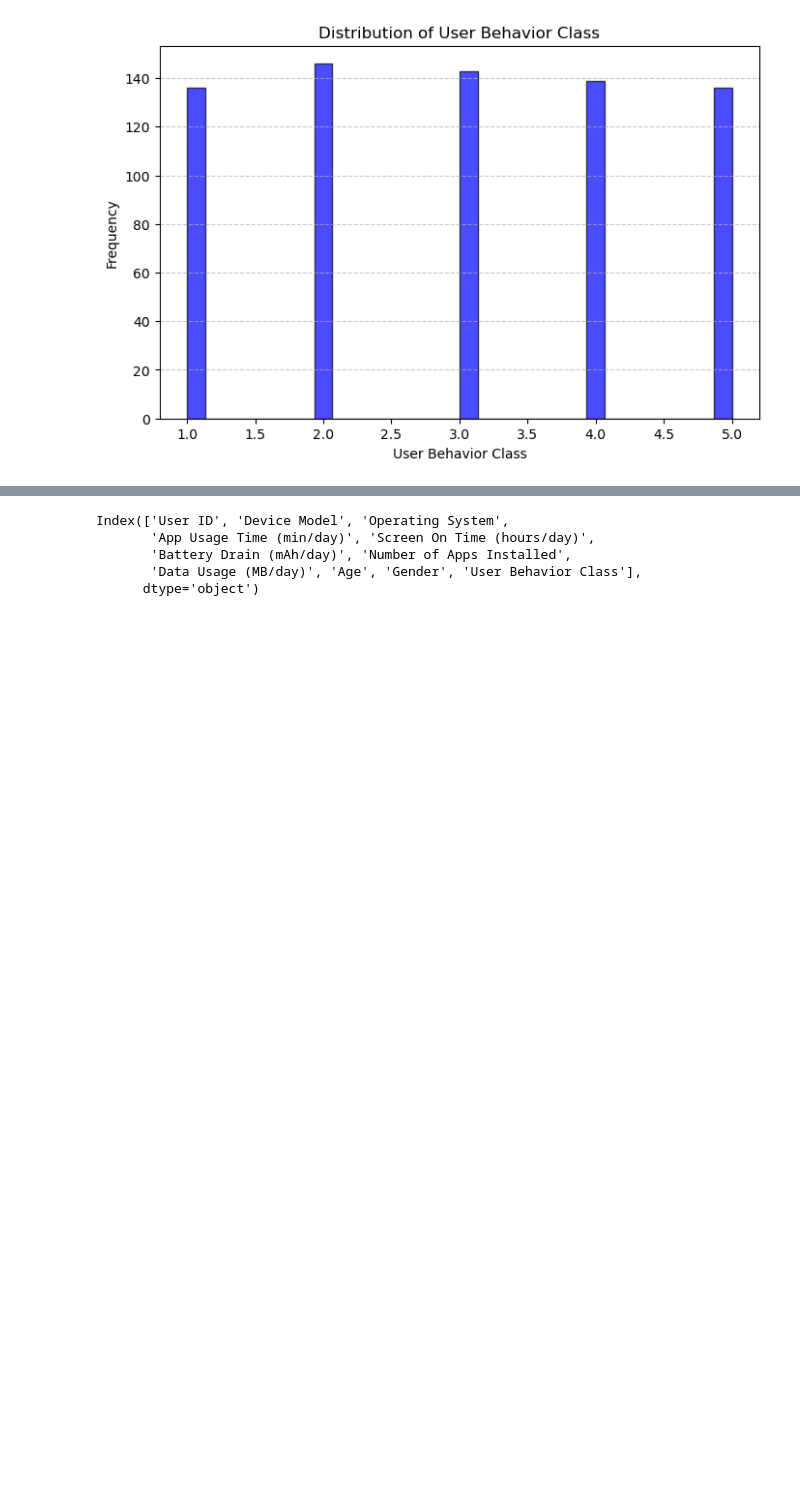
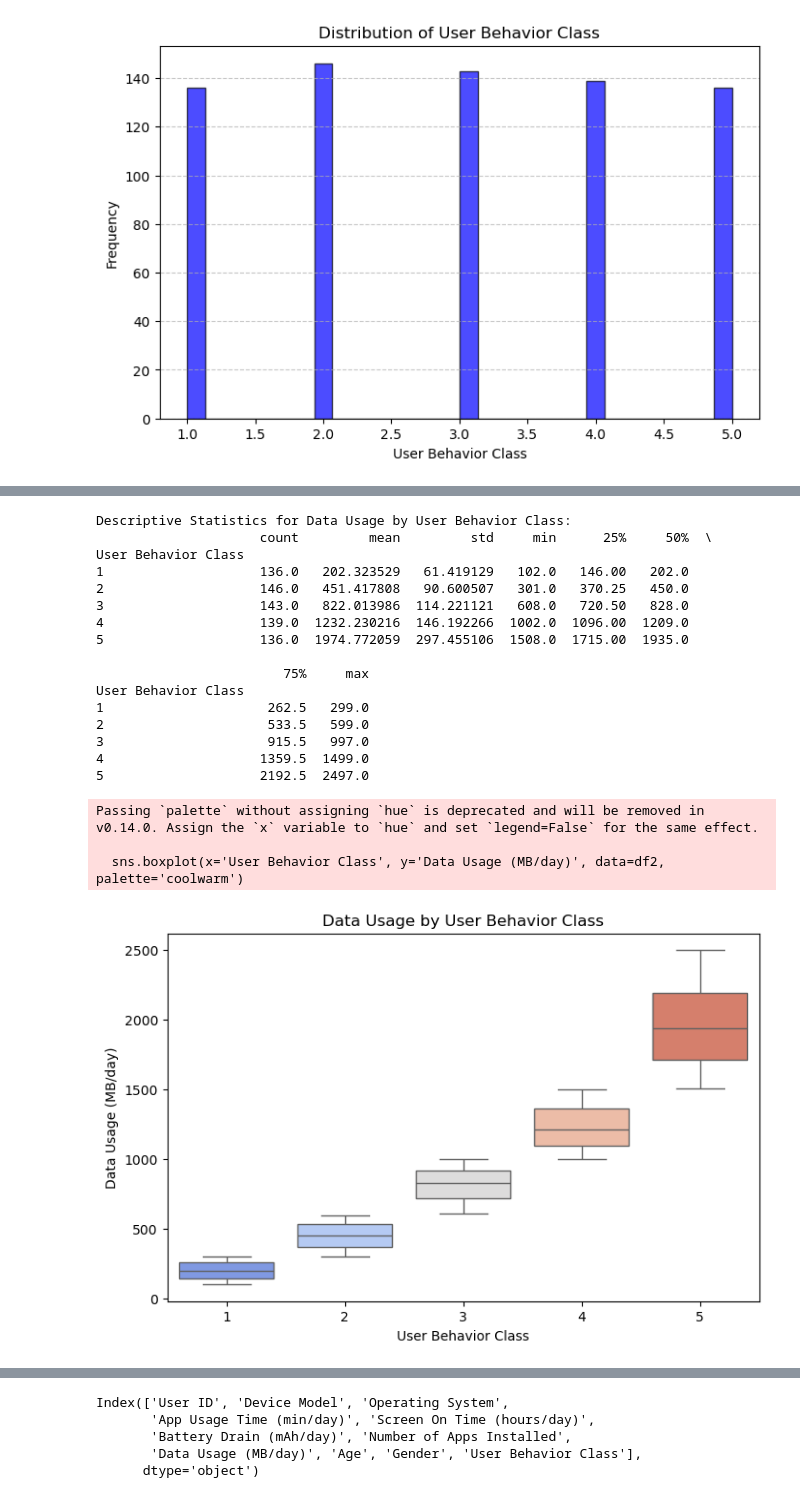
Before and after one commit to chingu-voyages/v52-tier2-team-27, a Jupyter notebook: mobile-device-usage-and-user-behavior-project.ipynb, the cells around one changed output, grey strips where cells are left out. Saved outputs shown, nothing was run; the diff lists cells and outputs as text; code cells hidden in the pictures; blank space fills up the shorter version.

```diff
--- a/mobile-device-usage-and-user-behavior-project.ipynb
+++ b/mobile-device-usage-and-user-behavior-project.ipynb
@@ -233,0 +468,35 @@ plt.show()
+# %%
+# Descriptive Statistics for Data Usage Across Classes
+# Group by User Behavior Class and calculate summary statistics
+data_usage_summary = df2.groupby('User Behavior Class')['Data Usage (MB/day)'].describe()
+print("\nDescriptive Statistics for Data Usage by User Behavior Class:")
+print(data_usage_summary)
+
+# Boxplot for Data Usage
+plt.figure(figsize=(8, 5))
+sns.boxplot(x='User Behavior Class', y='Data Usage (MB/day)', data=df2, palette='coolwarm')
+plt.title('Data Usage by User Behavior Class')
+plt.xlabel('User Behavior Class')
+plt.ylabel('Data Usage (MB/day)')
+plt.show()
+# %% [output]
+Descriptive Statistics for Data Usage by User Behavior Class:
+                     count         mean         std     min      25%     50%  \
+User Behavior Class
+1                    136.0   202.323529   61.419129   102.0   146.00   202.0
+2                    146.0   451.417808   90.600507   301.0   370.25   450.0
+3                    143.0   822.013986  114.221121   608.0   720.50   828.0
+4                    139.0  1232.230216  146.192266  1002.0  1096.00  1209.0
+5                    136.0  1974.772059  297.455106  1508.0  1715.00  1935.0
+
+                        75%     max
+User Behavior Class
+1                     262.5   299.0
+2                     533.5   599.0
+3                     915.5   997.0
+4                    1359.5  1499.0
+5                    2192.5  2497.0
+Passing `palette` without assigning `hue` is deprecated and will be removed in v0.14.0. Assign the `x` variable to `hue` and set `legend=False` for the same effect.
+
+  sns.boxplot(x='User Behavior Class', y='Data Usage (MB/day)', data=df2, palette='coolwarm')
+[figure, added]
```
Also changed, not shown: parts of 81 cells of this notebook.
